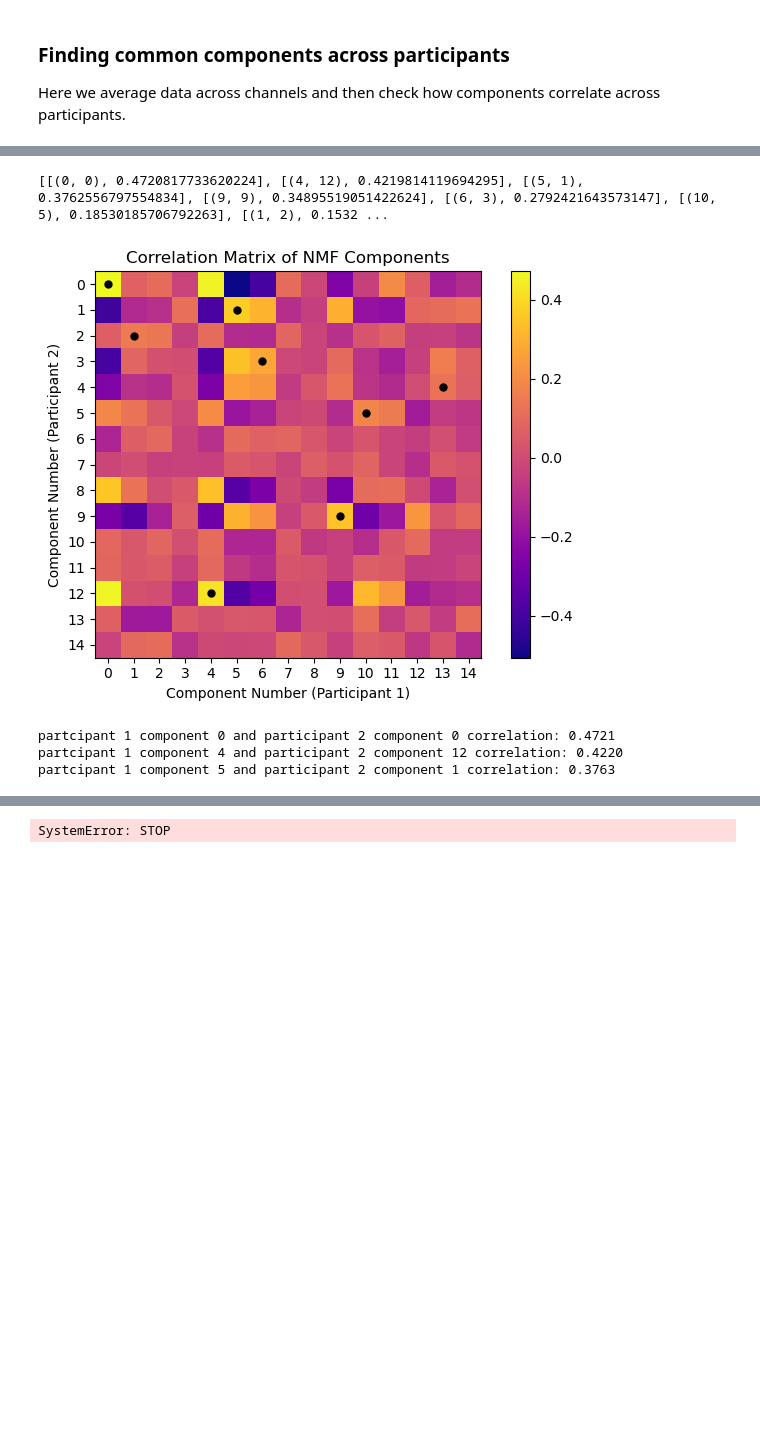
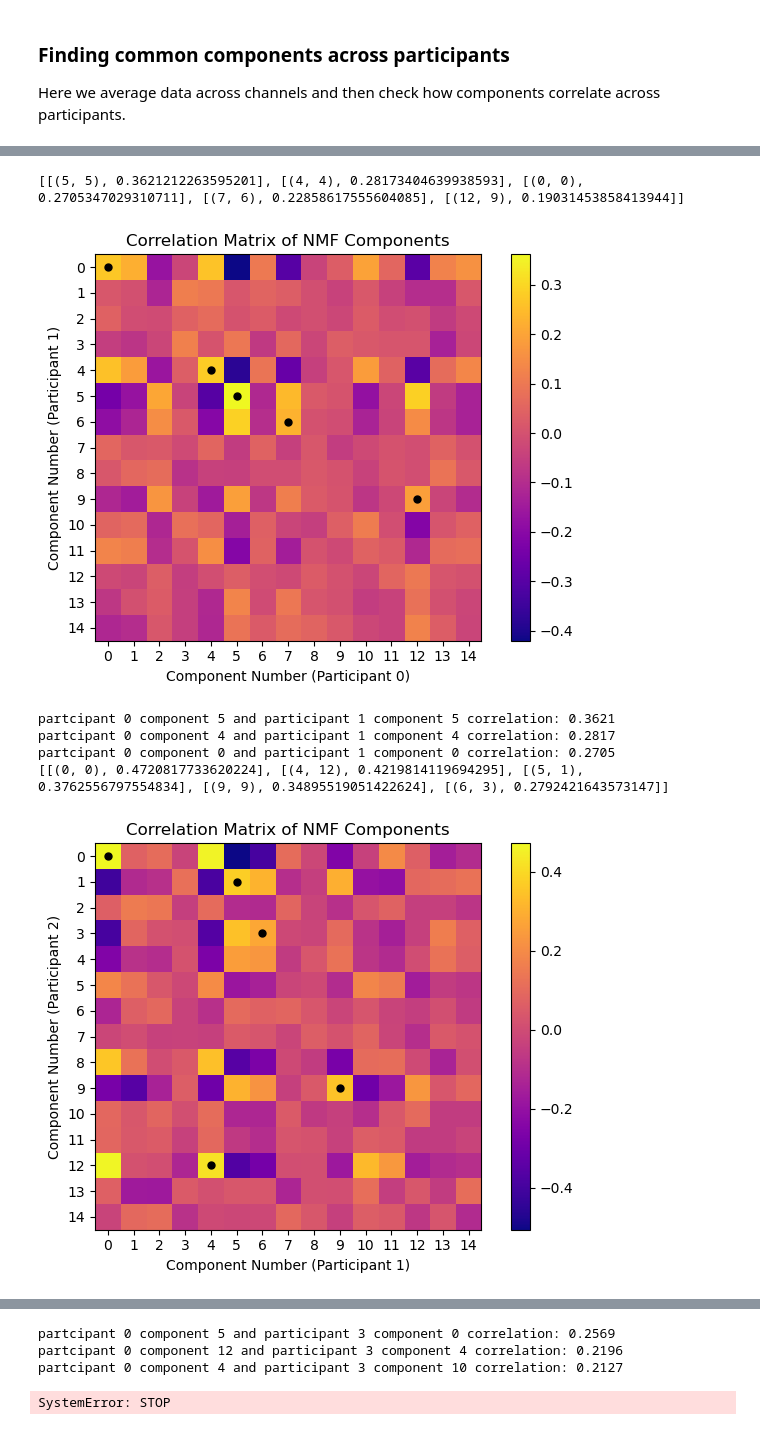
Before and after one commit to AtharvSuryawanshi/Neural-Representations-using-Things-Database, a Jupyter notebook: notebooks/NMF_meg10.ipynb, the cells around one changed output, grey strips where cells are left out. Cells and saved outputs as stored; diff of their text form; code cells hidden in the pictures; blank space fills up the shorter version.

```diff
--- a/notebooks/NMF_meg10.ipynb
+++ b/notebooks/NMF_meg10.ipynb
@@ -1039,7 +1094,7 @@ def max_corr_components(participant1, participant2):
     sorted_pairs = list(zip(sorted_2d_indices[0], sorted_2d_indices[1]))
 
     # Get top 10 correlated pairs
-    max_corr_pairs = sorted_pairs[:30]
+    max_corr_pairs = sorted_pairs[:20]
 
     # Ensure unique indices
     unique_pairs = []
@@ -1071,0 +1132,7 @@ nnls_all = [nnls_0, nnls_1, nnls_2, nnls_3]
+# %%
+p1 = 0
+p2 = 3
+unique_pairs, corr_matrix = max_corr_components(p1, p2)
+for pair in unique_pairs[:3]:
+    print(f"partcipant {p1} component {pair[0]} and participant {p2} component {pair[1]} correlation: {corr_matrix[pair[0], pair[1]]:.4f}")
+    # plot_combined_figure_2p(nnls_all, idk, [p1, p2], [pair[0], pair[1]], image_dir, images_to_show=10, rows=5, shift = 0)
@@ -1072,30 +1145,33 @@ nnls_all = [nnls_0, nnls_1, nnls_2, nnls_3]
 # %%
 p1 = 1
-p2 = 2
-
-unique_pairs, corr_matrix = max_corr_components(p1, p2)
-for pair in unique_pairs[:3]:
-    print(f"partcipant {p1} component {pair[0]} and participant {p2} component {pair[1]} correlation: {corr_matrix[pair[0], pair[1]]:.4f}")
-    # plot_combined_figure_2p(nnls_all, idk, [p1, p2], [pair[0], pair[1]], image_dir)
-    # print_specific_component_images(idk, p1, pair[0], images_to_show=20, rows = 2)
-    # print_specific_component_images(idk, p2, pair[1], images_to_show=20, rows = 2)
-    # plot_summarized_components(nnls_1[pair[0],:,:], nnls_2[pair[1],:,:], participants = [p1, p2], title = f"NNLS P{p1} Comp {pair[0]} and P{p2} Comp {pair[1]}")
-
-    # temp1 = idk.H_dict[p1].reshape(nmf_components, idk.NOS_CHANNELS_OPT, idk.NOS_TIME_POINTS)
-    # temp2 = idk.H_dict[p2].reshape(nmf_components, idk.NOS_CHANNELS_OPT, idk.NOS_TIME_POINTS)
-    # temp1 = temp1 - temp1.min()
-    # temp2 = temp2 - temp2.min()
-    # Compute the correlation matrix across all channels for each component to give 10 subplots of imshow
-    # plt.figure(figsize=(15, 5))
-    # plt.plot(idk.time_points_new, temp1[pair[0], 20:, :].T, alpha = 0.1)
-    # plt.plot(idk.time_points_new, temp1[pair[0], 20:, :].mean(axis=0), color = 'red', lw = 2, label = f"Participant {p1} Component {pair[0]}")
-    # plt.plot(idk.time_points_new, temp2[pair[1], 20:, :].T, alpha = 0.1)
-    # plt.plot(idk.time_points_new, temp2[pair[1], 20:, :].mean(axis=0), color = 'blue', lw = 2, label = f"Participant {p2} Component {pair[1]}")
-    # plt.show()
-    # plot_summarized_components(temp1[pair[0]], temp2[pair[1]], dim = 2, title = f"H matrix NMF P{p1} Comp {pair[0]} and P{p2} Comp {pair[1]}")
+p2 = 3
+pairs = [(0,1), (1,2), (1,3), (2,3), (0,2), (0,3)]
+for p1, p2 in pairs:
+    unique_pairs, corr_matrix = max_corr_components(p1, p2)
+    for pair in unique_pairs[:3]:
+        print(f"partcipant {p1} component {pair[0]} and participant {p2} component {pair[1]} correlation: {corr_matrix[pair[0], pair[1]]:.4f}")
+        # plot_combined_figure_2p(nnls_all, idk, [p1, p2], [pair[0], pair[1]], image_dir)
+        # print_specific_component_images(idk, p1, pair[0], images_to_show=20, rows = 2)
+        # print_specific_component_images(idk, p2, pair[1], images_to_show=20, rows = 2)
+        # plot_summarized_components(nnls_1[pair[0],:,:], nnls_2[pair[1],:,:], participants = [p1, p2], title = f"NNLS P{p1} Comp {pair[0]} and P{p2} Comp {pair[1]}")
+        # plot_combined_figure_2p(nnls_all, idk, [p1, p2], [pair[0], pair[1]], image_dir, images_to_show=10, rows=5)
+        # temp1 = idk.H_dict[p1].reshape(nmf_components, idk.NOS_CHANNELS_OPT, idk.NOS_TIME_POINTS)
+        # temp2 = idk.H_dict[p2].reshape(nmf_components, idk.NOS_CHANNELS_OPT, idk.NOS_TIME_POINTS)
+        # temp1 = temp1 - temp1.min()
+        # temp2 = temp2 - temp2.min()
+        # Compute the correlation matrix across all channels for each component to give 10 subplots of imshow
+        # plt.figure(figsize=(15, 5))
+        # plt.plot(idk.time_points_new, temp1[pair[0], 20:, :].T, alpha = 0.1)
+        # plt.plot(idk.time_points_new, temp1[pair[0], 20:, :].mean(axis=0), color = 'red', lw = 2, label = f"Participant {p1} Component {pair[0]}")
+        # plt.plot(idk.time_points_new, temp2[pair[1], 20:, :].T, alpha = 0.1)
+        # plt.plot(idk.time_points_new, temp2[pair[1], 20:, :].mean(axis=0), color = 'blue', lw = 2, label = f"Participant {p2} Component {pair[1]}")
+        # plt.show()
+        # plot_summarized_components(temp1[pair[0]], temp2[pair[1]], dim = 2, title = f"H matrix NMF P{p1} Comp {pair[0]} and P{p2} Comp {pair[1]}")
 # %% [output]
-[[(0, 0), 0.4720817733620224], [(4, 12), 0.4219814119694295], [(5, 1), 0.3762556797554834], [(9, 9), 0.34895519051422624], [(6, 3), 0.2792421643573147], [(10, 5), 0.18530185706792263], [(1, 2), 0.1532 ...
+[[(5, 5), 0.3621212263595201], [(4, 4), 0.28173404639938593], [(0, 0), 0.2705347029310711], [(7, 6), 0.22858617555604085], [(12, 9), 0.19031453858413944]]
-[figure, old version]
+[figure, new version]
-partcipant 1 component 0 and participant 2 component 0 correlation: 0.4721
-partcipant 1 component 4 and participant 2 component 12 correlation: 0.4220
-partcipant 1 component 5 and participant 2 component 1 correlation: 0.3763
+partcipant 0 component 5 and participant 1 component 5 correlation: 0.3621
+partcipant 0 component 4 and participant 1 component 4 correlation: 0.2817
+partcipant 0 component 0 and participant 1 component 0 correlation: 0.2705
+[[(0, 0), 0.4720817733620224], [(4, 12), 0.4219814119694295], [(5, 1), 0.3762556797554834], [(9, 9), 0.34895519051422624], [(6, 3), 0.2792421643573147]]
+[figure, added]
@@ -1102,3 +1198,6 @@ partcipant 1 component 5 and participant 2 component 1 correlation: 0.3763
+partcipant 0 component 5 and participant 3 component 0 correlation: 0.2569
+partcipant 0 component 12 and participant 3 component 4 correlation: 0.2196
+partcipant 0 component 4 and participant 3 component 10 correlation: 0.2127
 # %%
 raise SystemError("STOP")
 # %% [output]
```
Also changed, not shown: parts of 11 cells of this notebook.
